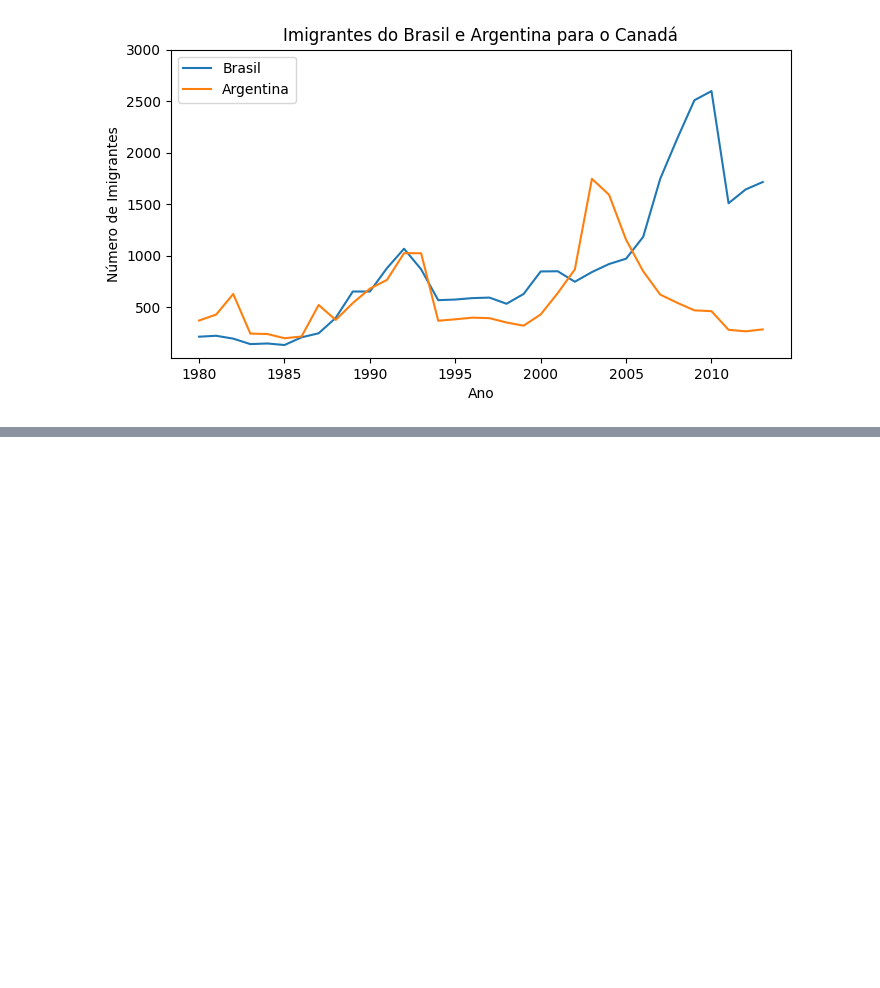
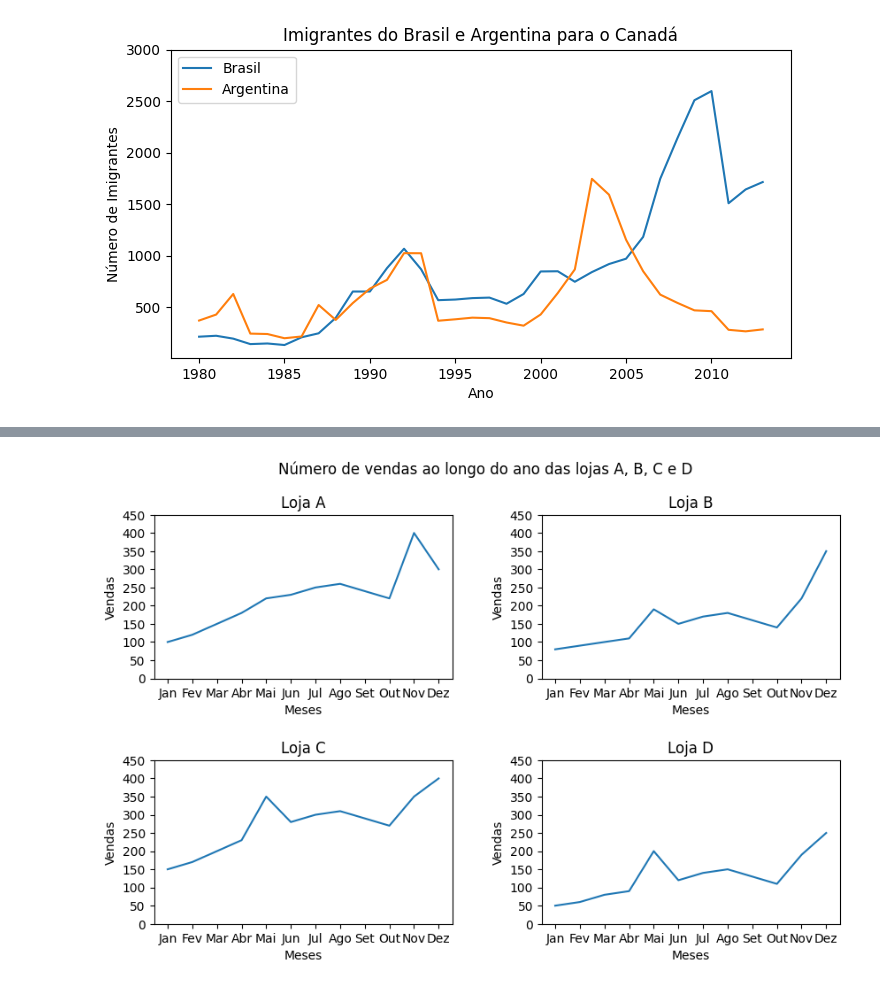
Before and after one commit to Matheus-Pombeiro/canada_imigrants, a Jupyter notebook: canada_imigrants.ipynb, the cells around one changed output, grey strips where cells are left out. Saved outputs shown, nothing was run; the diff lists cells and outputs as text; code cells hidden in the pictures; blank space fills up the shorter version.

```diff
--- a/canada_imigrants.ipynb
+++ b/canada_imigrants.ipynb
@@ -186,0 +358,4 @@ plt.show()
+# %%
+# Transformando os dados em um dataframe
+df_vendas = pd.DataFrame(vendas_2022, index=lojas)
+df_vendas
@@ -186,0 +368,69 @@ plt.show()
+# %%
+# Criando uma figura com mais de um gráfico (axs), com 2 linhas e 2 colunas
+fig, axs = plt.subplots(2, 2, figsize=(10, 6))
+
+# Definindo o espaçamento entre os gráficos
+fig.subplots_adjust(hspace=0.5, wspace=0.3)
+
+# Definindo um título geral
+fig.suptitle('Número de vendas ao longo do ano das lojas A, B, C e D')
+
+# -------------------------------------------------------
+
+# Passando os dados para o 1º gráfico e plotando ele
+axs[0, 0].plot(df_vendas.loc['A'])
+
+# Definindo o título para o 1º gráfico
+axs[0, 0].set_title('Loja A')
+
+# -------------------------------------------------------
+
+# Passando os dados para o 2º gráfico e plotando ele
+axs[0, 1].plot(df_vendas.loc['B'])
+
+# Definindo o título para o 2º gráfico
+axs[0, 1].set_title('Loja B')
+
+# -------------------------------------------------------
+
+# Passando os dados para o 3º gráfico e plotando ele
+axs[1, 0].plot(df_vendas.loc['C'])
+
+# Definindo o título para o 3º gráfico
+axs[1, 0].set_title('Loja C')
+
+# -------------------------------------------------------
+
+# Passando os dados para o 4º gráfico e plotando ele
+axs[1, 1].plot(df_vendas.loc['D'])
+
+# Definindo o título para o 4º gráfico
+axs[1, 1].set_title('Loja D')
+
+# -------------------------------------------------------
+
+# Definindo os intervalos de valores
+for ax in axs.flat:
+  ax.yaxis.set_major_locator(plt.MultipleLocator(50))
+
+# Definindo os rótulos
+for ax in axs.flat:
+  ax.set_xlabel('Meses')
+  ax.set_ylabel('Vendas')
+
+# -------------------------------------------------------
+
+# Definindo os valores mínimo e máximo
+ymin = 0
+ymax = 450
+
+# Implementando os valores min e max de y em cada gráfico
+for ax in axs.ravel():
+  ax.set_ylim(ymin, ymax)
+
+# -------------------------------------------------------
+
+# Exibindo os gráficos
+plt.show()
+# %% [output]
+[figure, added]
```
Also changed, not shown: parts of 9 cells of this notebook.
